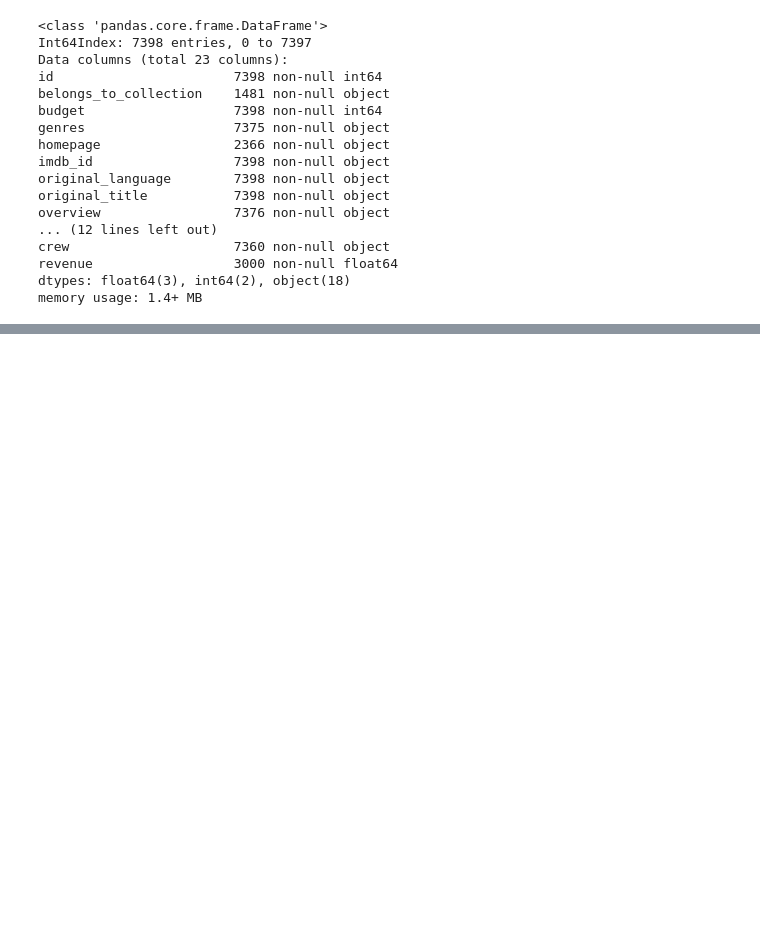
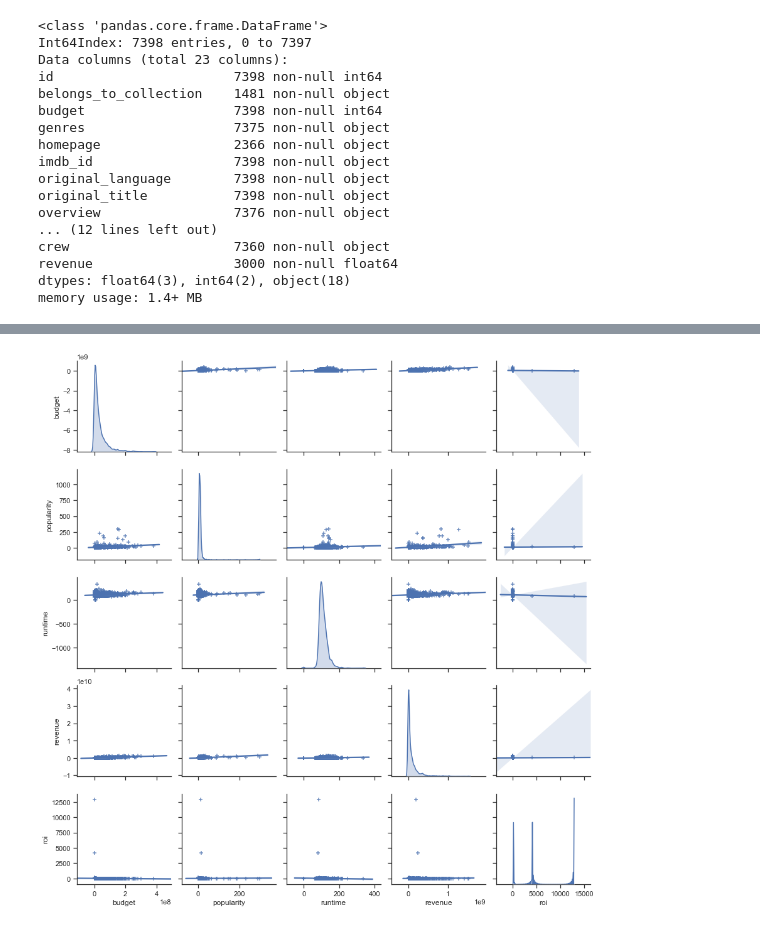
Before and after one commit to robert-myers/tmdb-box-office-prediction, a Jupyter notebook: Untitled.ipynb, the cells around one changed output, grey strips where cells are left out. Drawn from its saved outputs; the diff is of its cells as text; code cells hidden in the pictures; blank space fills up the shorter version.

```diff
--- a/Untitled.ipynb
+++ b/Untitled.ipynb
@@ -113,3 +105,10 @@ plt.tight_layout()
+# %%
+sns.pairplot(train_df[["budget", "popularity", "release_date", "runtime", "revenue", "roi"]],
+             markers="+", diag_kind="kde", kind="reg")
+
+plt.tight_layout()
+# %% [output]
+[figure, added]
 # %%
 """
 # read
```
Also changed, not shown: parts of 19 cells of this notebook.
